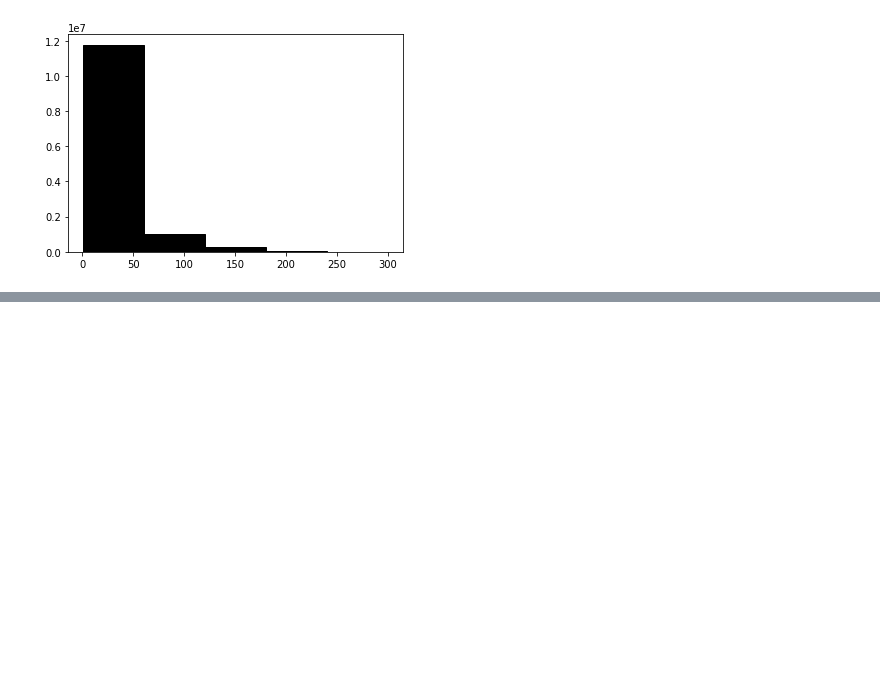
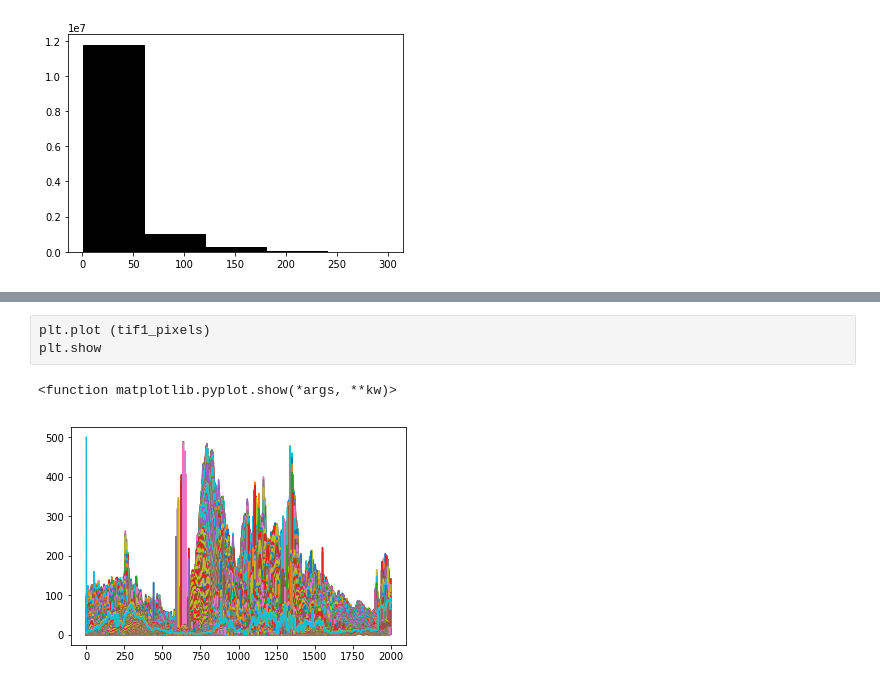
Before and after one commit to LauraLB2006/advanced_class, a Jupyter notebook: Q1.ipynb, the cells around one changed output, grey strips where cells are left out. Saved outputs shown, nothing was run; the diff lists cells and outputs as text; blank space fills up the shorter version.

```diff
--- a/Q1.ipynb
+++ b/Q1.ipynb
@@ -164,0 +179,6 @@ plt.colorbar()
+# %%
+plt.plot (tif1_pixels)
+plt.show
+# %% [output]
+<function matplotlib.pyplot.show(*args, **kw)>
+[figure, added]
```
Also changed, not shown: parts of 6 cells of this notebook, 1 other file.
